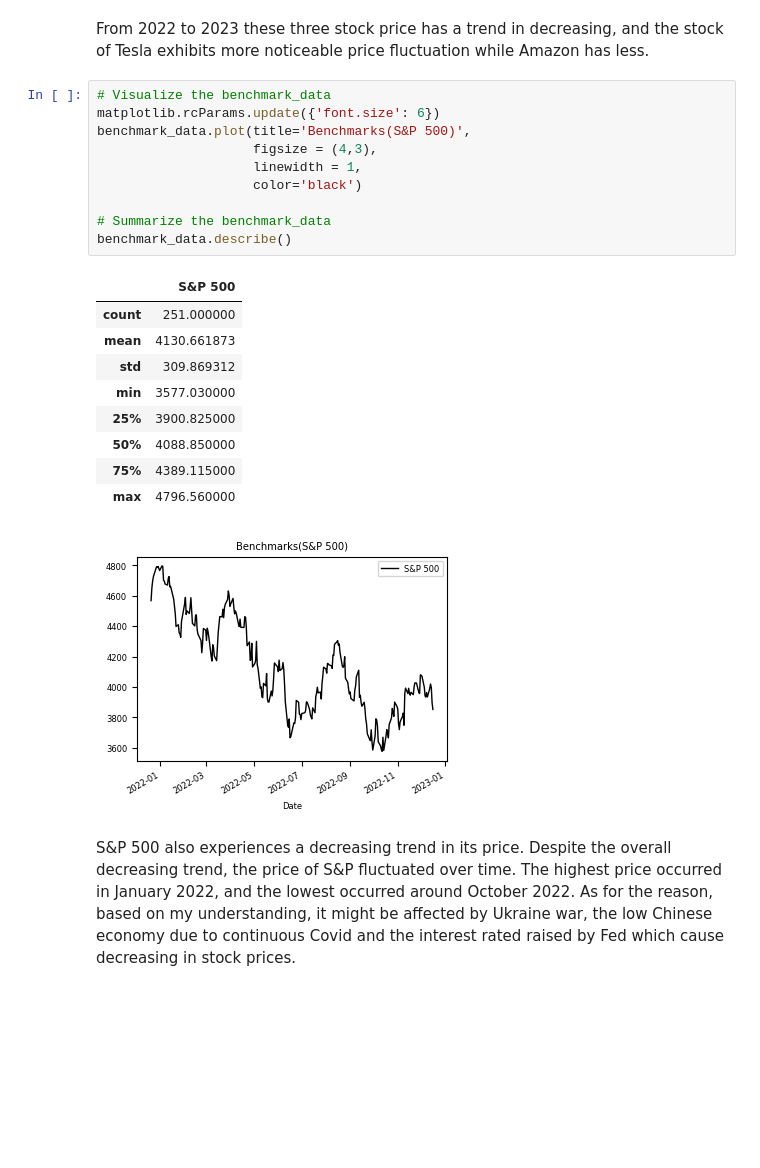
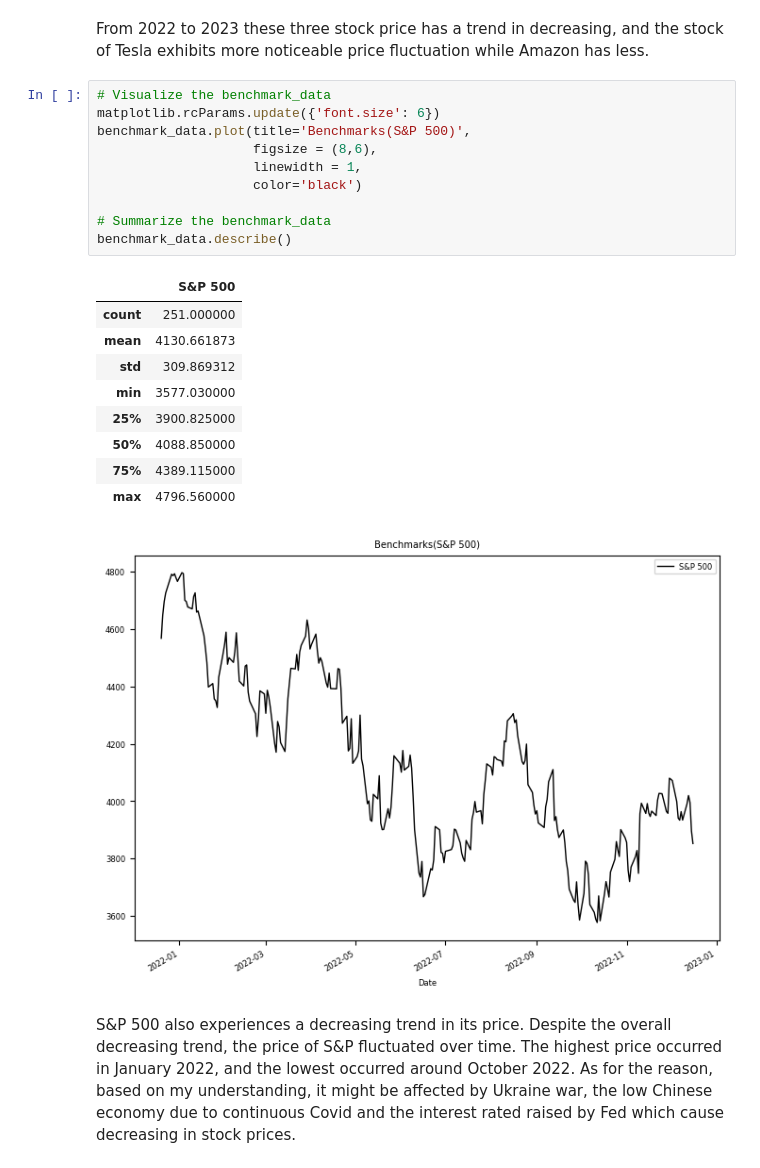
Before and after one commit to wswu001/Risk-Return-The-Sharpe-Ratio, a Jupyter notebook: main.ipynb, the cells around one changed output. Saved outputs shown, nothing was run; the diff lists cells and outputs as text; blank space fills up the shorter version.

```diff
--- a/main.ipynb
+++ b/main.ipynb
@@ -133,24 +133,24 @@ From 2022 to 2023 these three stock price has a trend in decreasing, and the sto
 # %%
 # Visualize the benchmark_data
 matplotlib.rcParams.update({'font.size': 6})
 benchmark_data.plot(title='Benchmarks(S&P 500)',
-                    figsize = (4,3),
+                    figsize = (8,6),
                     linewidth = 1,
                     color='black')
 
 # Summarize the benchmark_data
 benchmark_data.describe()
 # %% [output]
 |  | S&P 500 |
 | count | 251.000000 |
 | mean | 4130.661873 |
 | std | 309.869312 |
 | min | 3577.030000 |
 | 25% | 3900.825000 |
 | 50% | 4088.850000 |
 | 75% | 4389.115000 |
 | max | 4796.560000 |
-[figure, old version]
+[figure, new version]
 # %% [markdown]
 S&P 500 also experiences a decreasing trend in its price. Despite the overall decreasing trend, the price of S&P fluctuated over time. The highest price occurred in January 2022, and the lowest occurred around October 2022. As for the reason, based on my understanding, it might be affected by Ukraine war, the low Chinese economy due to continuous Covid and the interest rated raised by Fed which cause decreasing in stock prices.
 # %% [markdown]
```
Also changed, not shown: parts of 8 cells of this notebook.
